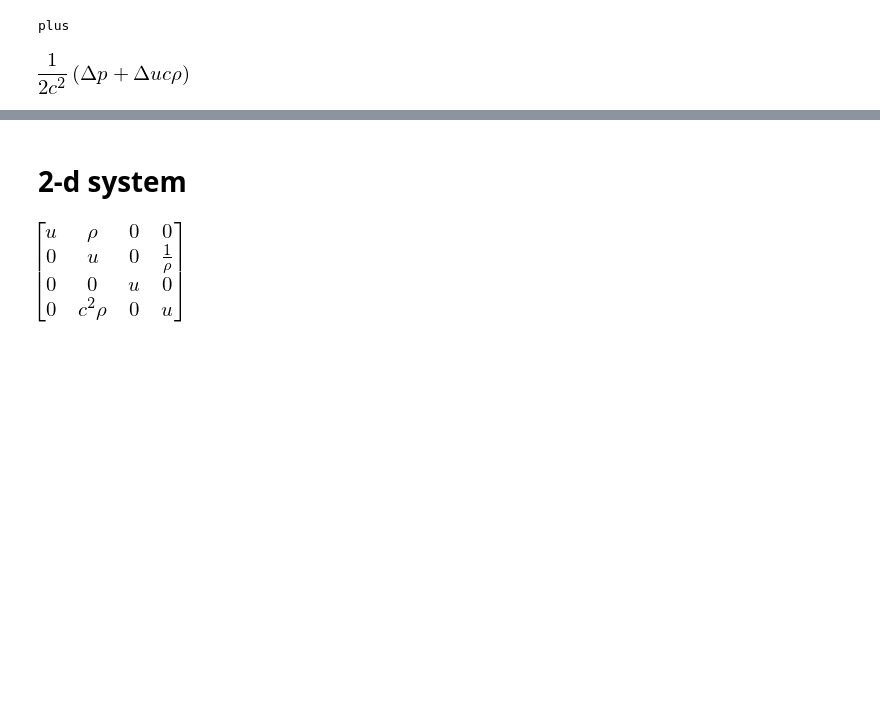
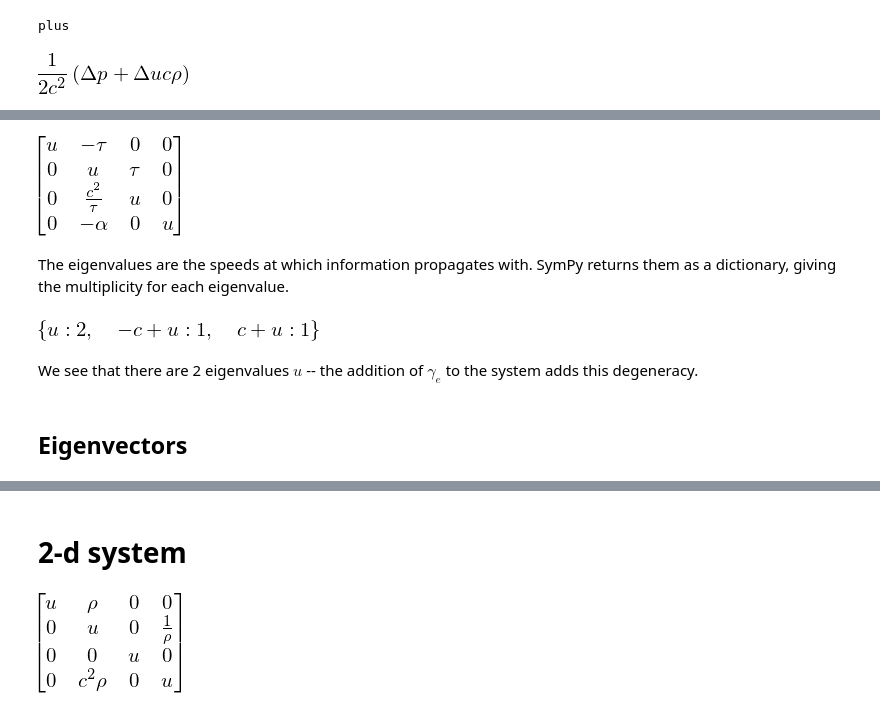
Before and after one commit to python-hydro/hydro_examples, a Jupyter notebook: compressible/euler-generaleos.ipynb, the cells around one changed output, grey strips where cells are left out. Drawn from its saved outputs; the diff is of its cells as text; code cells hidden in the pictures; blank space fills up the shorter version.

Commit message:
add gammae

```diff
--- a/compressible/euler-generaleos.ipynb
+++ b/compressible/euler-generaleos.ipynb
@@ -14,5 +18,5 @@ These commands were executed:
 
 Documentation can be found at http://docs.sympy.org/1.0/
 # %%
-from sympy.abc import rho
-rho, u, c, h = symbols('rho u c h')
+from sympy.abc import rho, tau, alpha
+rho, tau, alpha, u, c, h = symbols('rho tau alpha u c h')
@@ -199,0 +245,16 @@ plus
+# %%
+A = Matrix([[u, -tau, 0, 0], [0, u, tau, 0], [0, c**2/tau, u, 0], [0, -alpha, 0, u]])
+A
+# %% [output]
+[figure, added]
+# %% [markdown]
+The eigenvalues are the speeds at which information propagates with.  SymPy returns them as a
+dictionary, giving the multiplicity for each eigenvalue.
+# %%
+A.eigenvals()
+# %% [output]
+[figure, added]
+# %% [markdown]
+We see that there are 2 eigenvalues $u$ -- the addition of $\gamma_e$ to the system adds this degeneracy.
+# %% [markdown]
+## Eigenvectors
```
Also changed, not shown: parts of 20 cells of this notebook.
